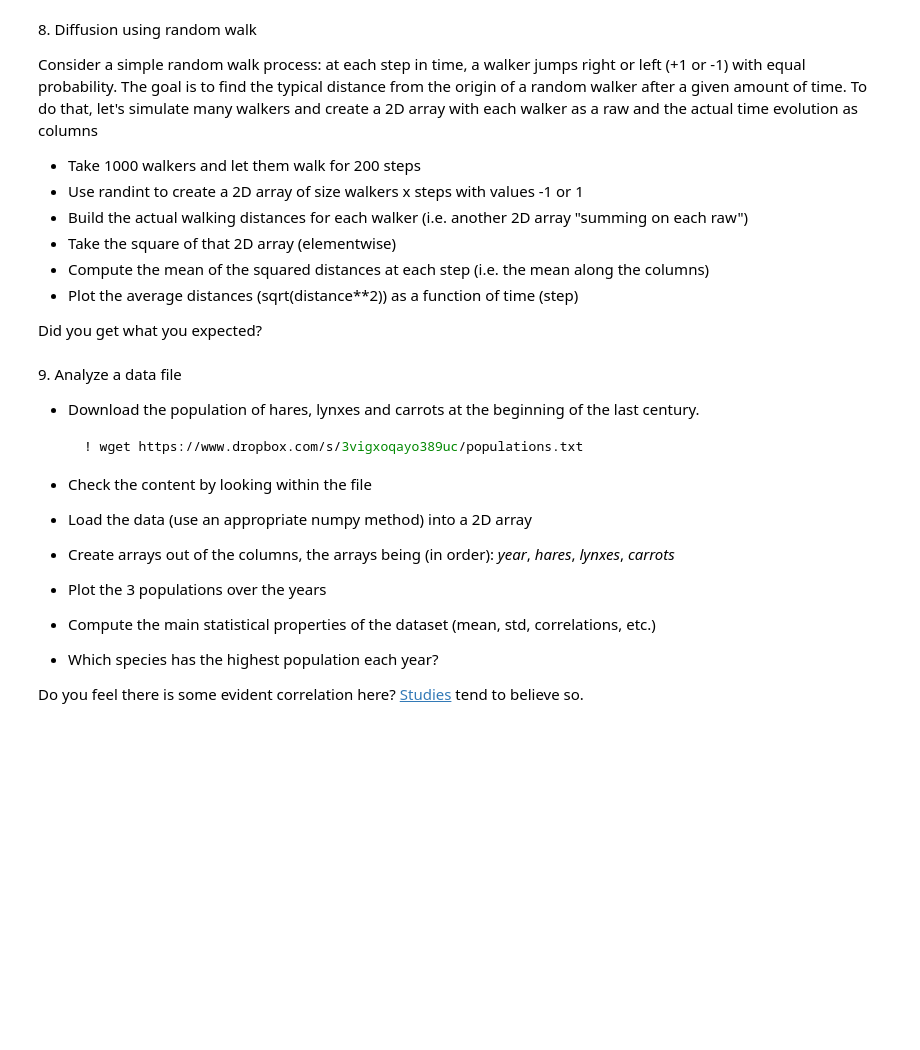
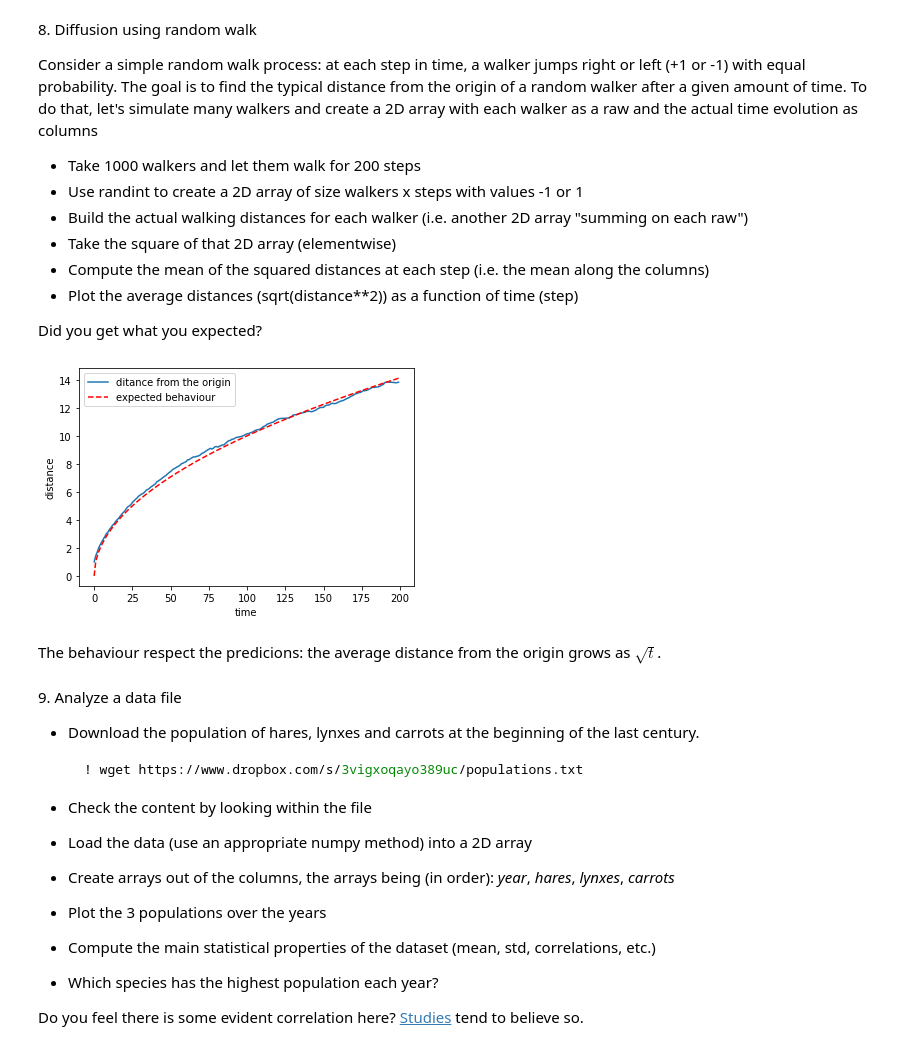
Before and after one commit to aidinattar/LaboratoryOfComputationalPhysics_Y4, a Jupyter notebook: 03ex_Numpy.ipynb, the cells around one changed output. Saved outputs shown, nothing was run; the diff lists cells and outputs as text; code cells hidden in the pictures; blank space fills up the shorter version.

Commit message:
Add 03ex, final part (about random numbers) done

```diff
--- a/03ex_Numpy.ipynb
+++ b/03ex_Numpy.ipynb
@@ -267,6 +267,29 @@ To do that, let's simulate many walkers and create a 2D array with each walker a
   * Plot the average distances (sqrt(distance\*\*2)) as a function of time (step)
 
 Did you get what you expected?
+# %%
+import numpy.random as npr
+npr.seed(123546464)
+walkers = 1000
+steps   =  200
+grid = npr.randint(2, size=(walkers, steps))
+grid[grid == 0] = -1
+
+position = np.cumsum(grid, axis=1)
+pos2     = np.square(position)
+mean2    = np.mean(pos2, axis=0)
+sqmean2  = np.sqrt(mean2)
+
+plt.plot(np.arange(steps), sqmean2, label = 'ditance from the origin')
+plt.plot(np.arange(steps), np.sqrt(np.arange(0, steps)), linestyle = 'dashed', color = 'red', label = 'expected behaviour')
+plt.xlabel('time')
+plt.ylabel('distance')
+plt.legend(loc = 'best')
+plt.show()
+# %% [output]
+[figure, added]
+# %% [markdown]
+The behaviour respect the predicions: the average distance from the origin grows as $\sqrt{t}$.
 # %% [markdown]
 9\. Analyze a data file
   * Download the population of hares, lynxes and carrots at the beginning of the last century.
```
Also changed, not shown: parts of 8 cells of this notebook.
